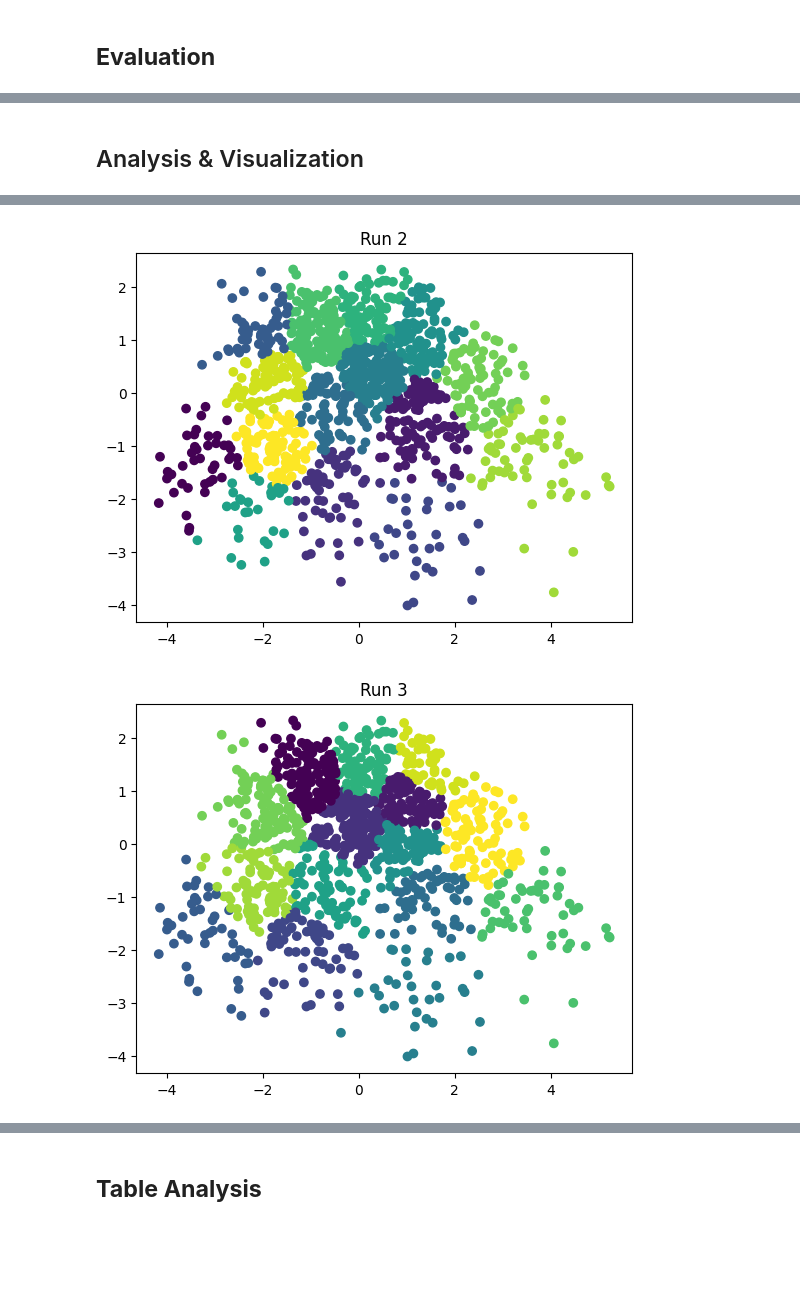
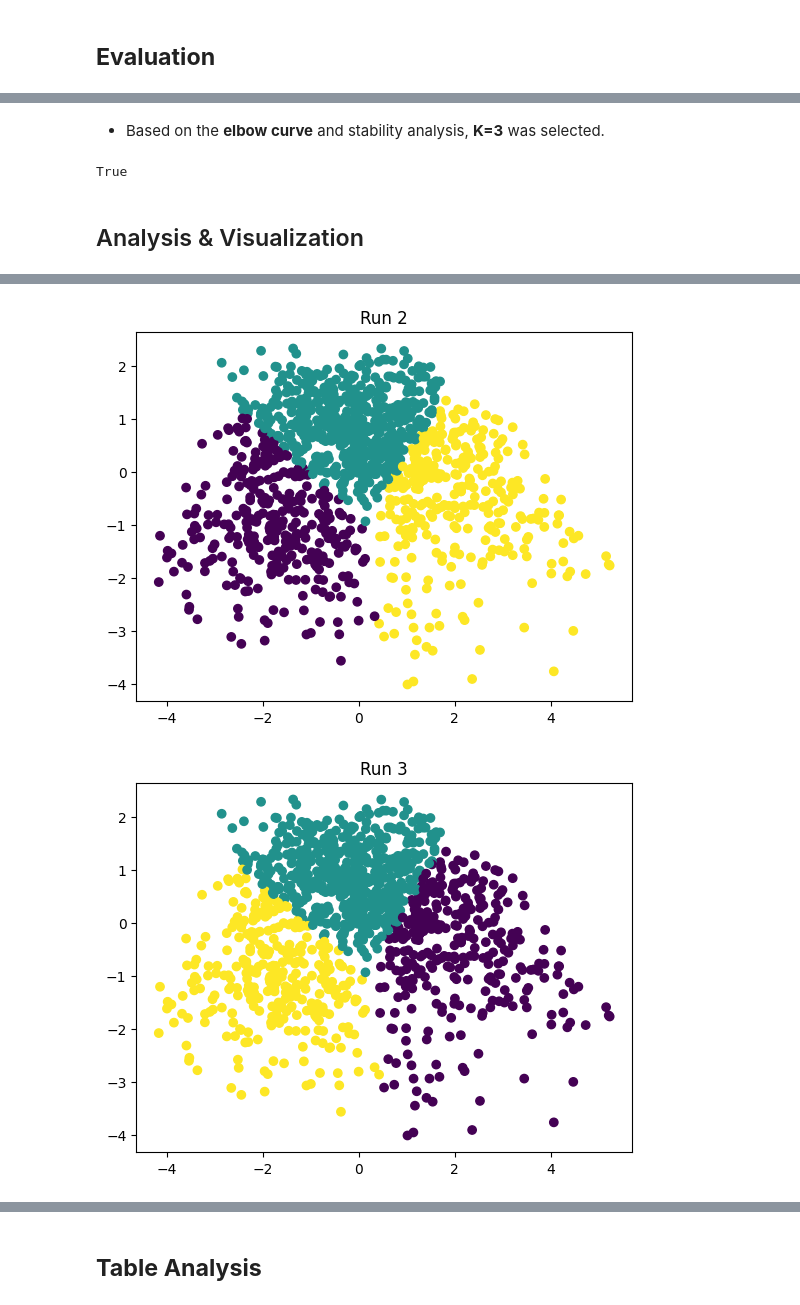
Before and after one commit to parsahmadian/K-Means-Numpy-only, a Jupyter notebook: k_means.ipynb, the cells around one changed output, grey strips where cells are left out. Saved outputs shown, nothing was run; the diff lists cells and outputs as text; code cells hidden in the pictures; blank space fills up the shorter version.

```diff
--- a/k_means.ipynb
+++ b/k_means.ipynb
@@ -124,31 +123,15 @@ X, top_k_eigenvectors = pca(x_scaled)
 # %% [markdown]
 ## **Evaluation**
 # %%
-# prediction with euclidean function + Elbow Method for find best k
 inertias = []
 
-for k in range(1, 30):
+for k in range(1, 15):
     labels, centroids = kmeans(X, k)
     inertias.append(inertia(X, labels, centroids))
 
-best_k = 2
-best_inertia = inertias[0]
-
-for i in range(1, len(inertias)-1):
-    diff1 = inertias[i-1] - inertias[i]
-    diff2 = inertias[i] - inertias[i+1]
-    if diff2 < 0.1 * diff1:
-        best_k = i + 1
-        best_inertia = inertias[i]
-        break
-
-best_labels, best_centroids = kmeans(X, best_k)
-
-plt.plot(range(1,30), inertias, marker='o', label="Inertia")
-plt.scatter(best_k, best_inertia, color='green', s=100, label=f"Best K={best_k}")
-plt.xlabel("k")
+plt.plot(range(1,15), inertias, marker='o')
+plt.xlabel("K")
 plt.ylabel("Inertia")
 plt.title("Elbow Method")
-plt.legend()
 plt.show()
 # %% [output]
@@ -156,13 +139,23 @@ plt.show()
+# %%
+k = 3
+# %% [markdown]
+- Based on the **elbow curve** and stability analysis, **K=3** was selected.
+# %%
+labels, centroids = kmeans(X, k)
+# %%
+centroids.shape[0] == k # number of centroids == number of clusters
+# %% [output]
+True
 # %%
 # Saving...
 with open("kmeans_centroids.pkl", "wb") as f:
-    pickle.dump(best_centroids, f)
+    pickle.dump(centroids, f)
 # %% [markdown]
 ## Analysis & Visualization
 # %%
 # random initialization
 for i in range(random_init_n):
-    test_labels, _ = kmeans(X, best_k)
+    test_labels, _ = kmeans(X, k)
     plt.scatter(X[:,0], X[:,1], c=test_labels)
     plt.title(f"Run {i+1}")
     plt.show()
@@ -171,2 +164,2 @@ for i in range(random_init_n):
-[figure, old version]
+[figure, new version]
-[figure, old version]
+[figure, new version]
```
Also changed, not shown: parts of 8 cells of this notebook, 1 other file.
